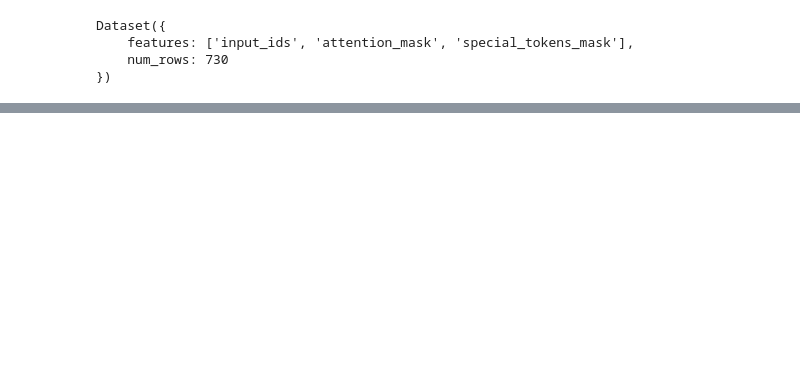
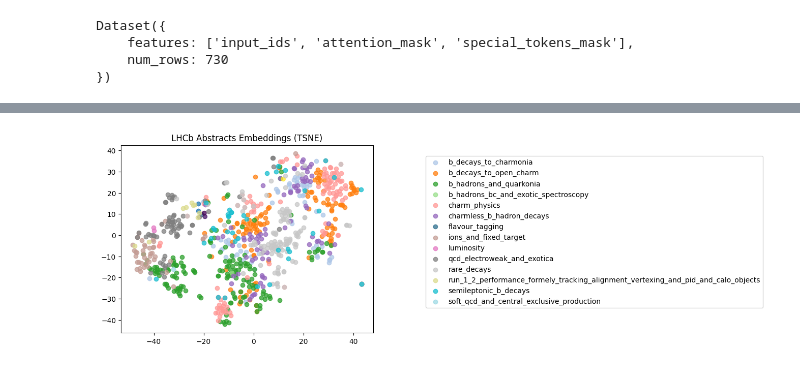
Before and after one commit to reallyblaised/beauty-in-stats, a Jupyter notebook: src/lhcbert/prototype_mlm_contd_pt.ipynb, the cells around one changed output, grey strips where cells are left out. Cells and saved outputs as stored; diff of their text form; code cells hidden in the pictures; blank space fills up the shorter version.

```diff
--- a/src/lhcbert/prototype_mlm_contd_pt.ipynb
+++ b/src/lhcbert/prototype_mlm_contd_pt.ipynb
@@ -300,11 +1594,11 @@ print(f"Loaded {len(abstract_corpus)} abstracts")
 # %%
 trained_model = EncoderModel(
         #model_name="/ceph/submit/data/user/b/blaised/mlm_output/final_model",
-        model_name="answerdotai/ModernBERT-base",
+        #model_name="/ceph/submit/data/user/b/blaised/InfoNCE_output/final_model",
+        #model_name="answerdotai/ModernBERT-base",
         #model_name="nomic-ai/modernbert-embed-base",
-        #model_name="lightonai/modernbert-embed-large",
+        model_name="lightonai/modernbert-embed-large",
         #model_name="thellert/physbert_cased",
-        device="cuda:0",
 )
 # %%
 embeddings = trained_model.mean_pool_encode(abstract_corpus, prefix=None)
@@ -313,13 +1608,12 @@ embeddings_np = embeddings.numpy()
 import matplotlib.pyplot as plt
 import seaborn as sns
 from sklearn.decomposition import PCA
+from sklearn.manifold import TSNE
 import numpy as np
 import umap.umap_ as umap
 
-
 class Visualizer:
     """Handles visualization of embeddings and metrics"""
-
     @staticmethod
     def plot_embeddings(embeddings, labels, method="pca", save_path="test.png"):
         # Convert inputs to numpy arrays if they aren't already
@@ -328,12 +1622,27 @@ class Visualizer:
 
         plt.figure()
 
-        reducer = PCA(n_components=2) if method.lower() == "pca" else umap.UMAP(random_state=42)
+        # Select the dimensionality reduction method
+        if method.lower() == "pca":
+            reducer = PCA(n_components=2)
+        elif method.lower() == "tsne":
+            reducer = TSNE(n_components=2, random_state=42, perplexity=30, n_iter=1000)
+        else:  # Default to UMAP if not PCA or t-SNE
+            reducer = umap.UMAP(random_state=42)
+
         reduced = reducer.fit_transform(embeddings_np)
 
         # Get unique labels and assign colors
         unique_labels = np.unique(labels_np)
-        colors = sns.color_palette("Spectral", n_colors=len(unique_labels))
+        if len(unique_labels) <= 10:
+            colors = plt.cm.tab10(np.linspace(0, 1, len(unique_labels)))
+        elif len(unique_labels) <= 20:
+            colors = plt.cm.tab20(np.linspace(0, 1, len(unique_labels)))
+        else:
+            # For more than 20 categories, combine different palettes
+            colors1 = plt.cm.tab20(np.linspace(0, 1, 20))
+            colors2 = plt.cm.tab20b(np.linspace(0, 1, len(unique_labels) - 20))
+            colors = np.vstack([colors1, colors2[:len(unique_labels)-20]])
 
         for i, label in enumerate(unique_labels):
             # Create boolean mask for this label
@@ -351,8 +1660,10 @@ class Visualizer:
         plt.show()
 # %%
 Visualizer().plot_embeddings(
-    embeddings_np, working_groups, method="umap"
+    embeddings_np, working_groups, method="tsne"
 )
+# %% [output]
+[figure, added]
 # %%
 from metrics import MetricsCalculator
 
```
Also changed, not shown: parts of 45 cells of this notebook, 1 other file.
